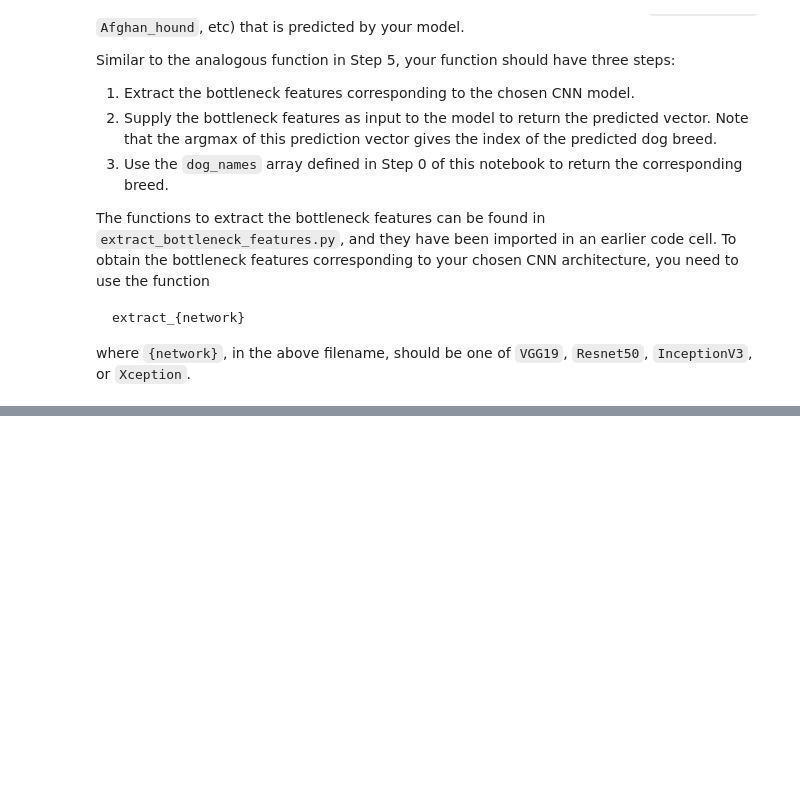
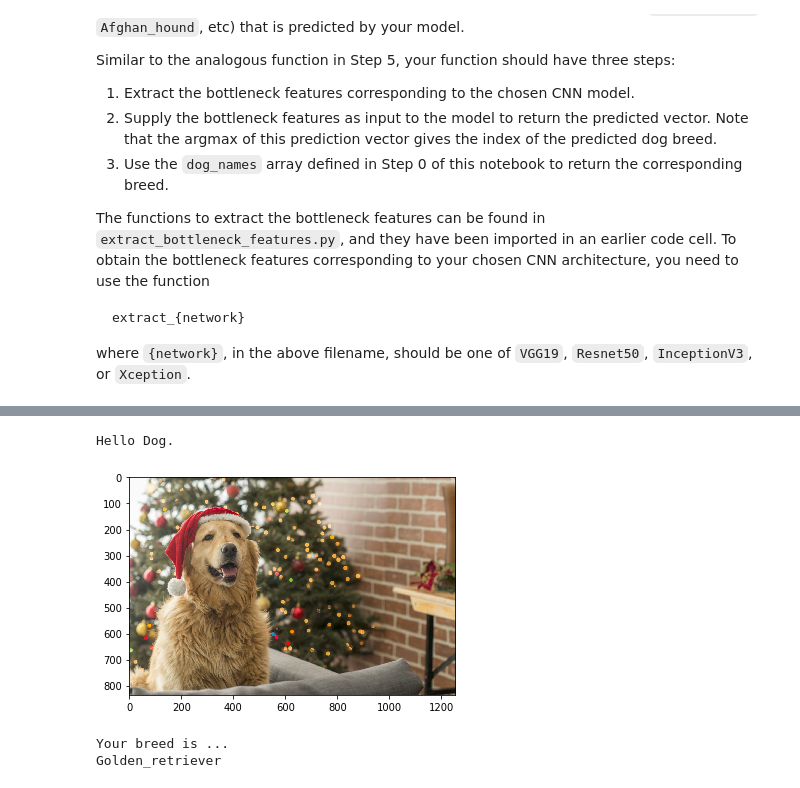
Before and after one commit to anilrajgr/dog-project, a Jupyter notebook: dog_app.ipynb, the cells around one changed output, grey strips where cells are left out. Drawn from its saved outputs; the diff is of its cells as text; code cells hidden in the pictures; blank space fills up the shorter version.

```diff
--- a/dog_app.ipynb
+++ b/dog_app.ipynb
@@ -821,0 +912,9 @@ __Answer:__
+# %%
+url = 'https://static.independent.co.uk/s3fs-public/thumbnails/image/2017/11/11/11/christmas-dog.jpg'
+urllib.request.urlretrieve(url, "sample_image.jpg")
+dog_breed_detector('sample_image.jpg')
+# %% [output]
+Hello Dog.
+[figure, added]
+Your breed is ...
+Golden_retriever
```
Also changed, not shown: parts of 22 cells of this notebook.
